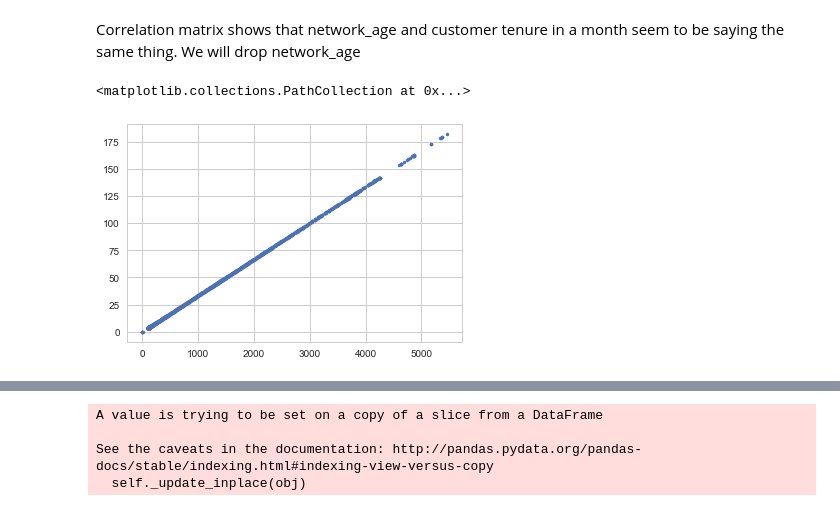
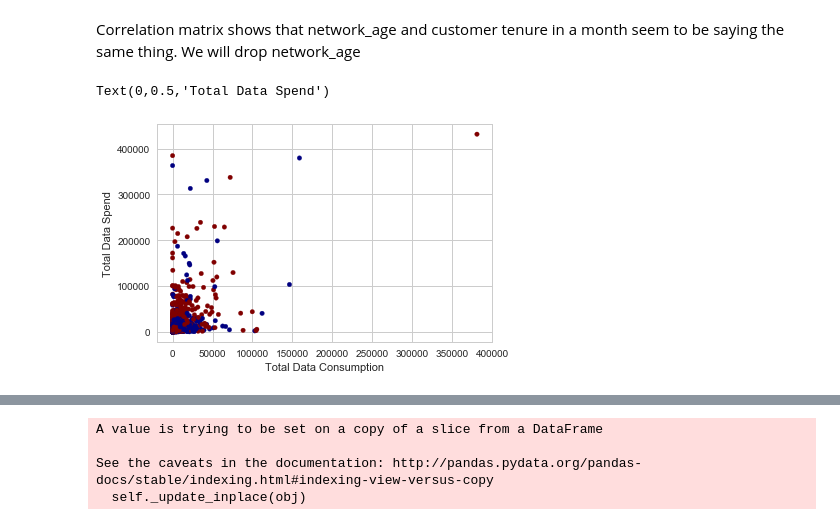
Before and after one commit to Mogbo/Telecoms-churn-prediction, a Jupyter notebook: Churn.ipynb, the cells around one changed output, grey strips where cells are left out. Saved outputs shown, nothing was run; the diff lists cells and outputs as text; code cells hidden in the pictures.

```diff
--- a/Churn.ipynb
+++ b/Churn.ipynb
@@ -58,9 +86,14 @@ Text(0.5,1,'Correlation matrix')
 # %% [markdown]
 Correlation matrix shows that network_age and customer tenure in a month seem to be saying the same thing. We will drop network_age
 # %%
-plt.scatter(x='network_age', y='Customer tenure in month', data=selected_data, s = 10)
+#plt.scatter(x='network_age', y='Customer tenure in month', data=selected_data, s = 10)
-# %% [output]
-<matplotlib.collections.PathCollection at 0x...>
-[figure, removed]
 # %%
 selected_data.drop('network_age', inplace=True, axis=1)
+# %%
+plt.scatter(x ='Total Onnet spend', y='Total Offnet spend', data = selected_data, s=20, c='Churn Status', cmap = 'jet')
+plt.xlabel('Total Data Consumption')
+plt.ylabel('Total Data Spend')
+#plt.legend('on')
+# %% [output]
+Text(0,0.5,'Total Data Spend')
+[figure, added]
```
Also changed, not shown: parts of 31 cells of this notebook.
